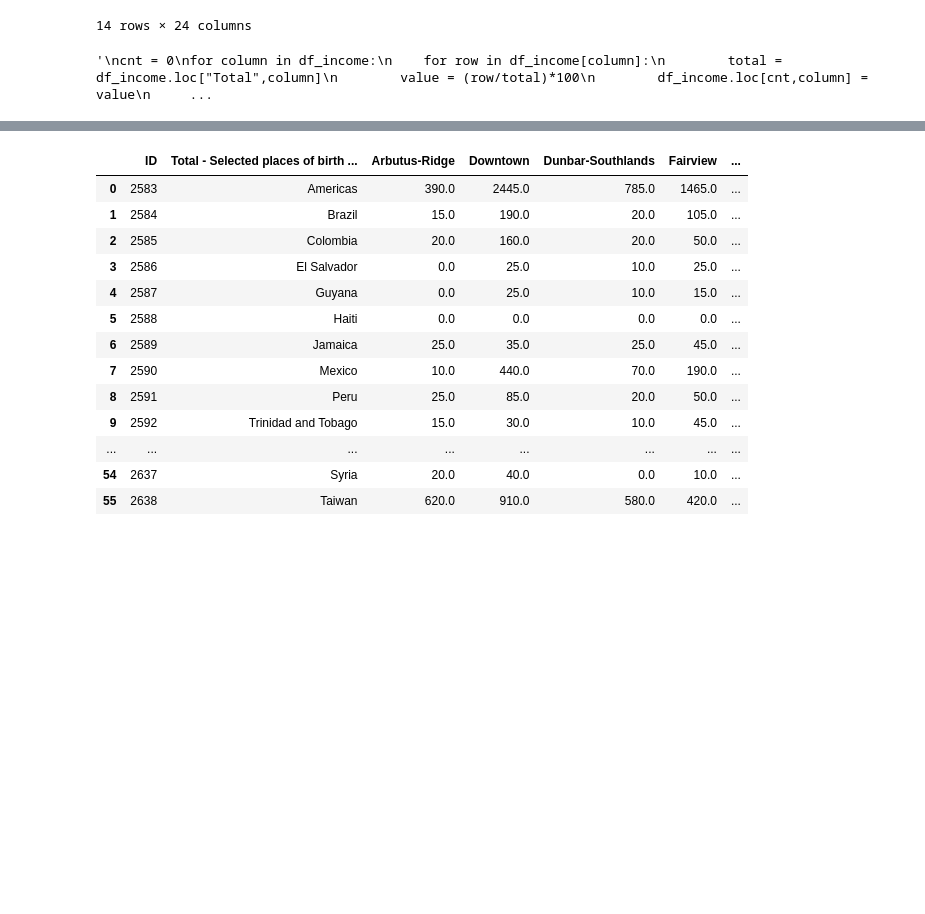
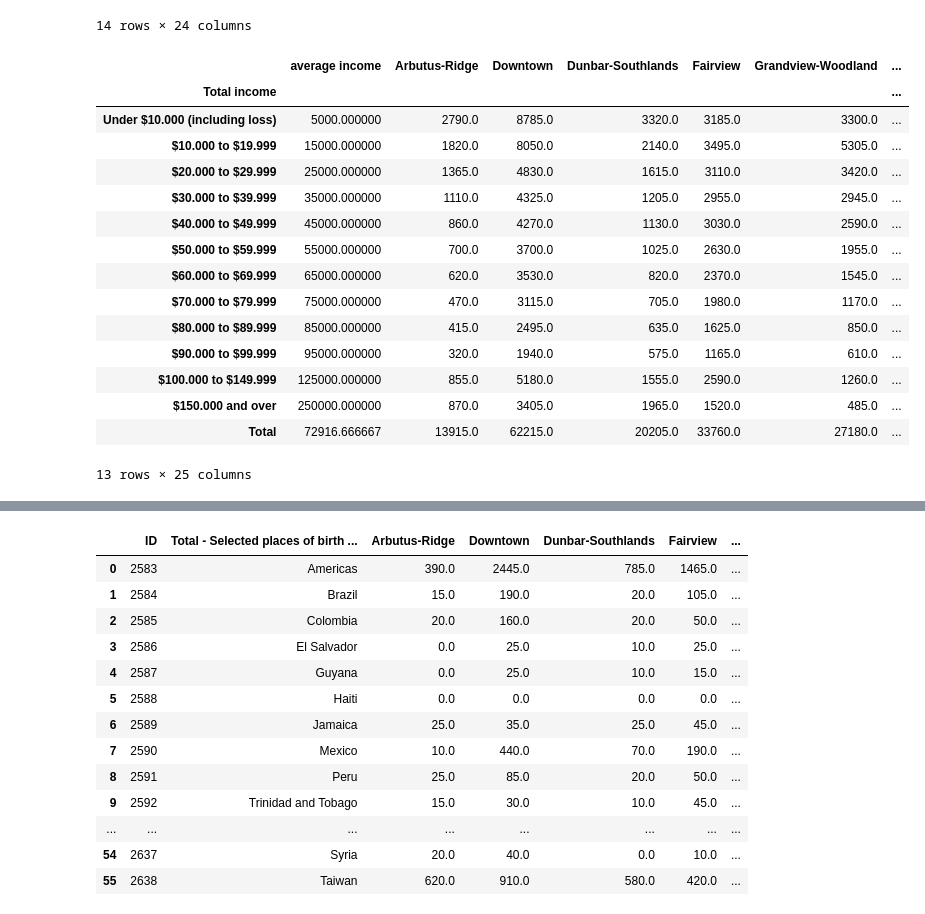
Before and after one commit to leanohl/BA_ClusteringofRestaurants, a Jupyter notebook: clusteringVancouver.ipynb, the cells around one changed output, grey strips where cells are left out. Drawn from its saved outputs; the diff is of its cells as text; code cells hidden in the pictures; blank space fills up the shorter version.

```diff
--- a/clusteringVancouver.ipynb
+++ b/clusteringVancouver.ipynb
@@ -14,7 +18,7 @@ from geopy.extra.rate_limiter import RateLimiter
 
 
 # load total population of each Vancouver neighbourhood
-income_path = pd.read_csv('income_Vancouver1.csv', index_col= 'Total income')
+income_path = pd.read_csv('dataset_Vancouver/income_Vancouver1.csv', index_col= 'Total income')
 df_income = pd.DataFrame(income_path)
 df_income.loc['Total',:]= df_income.sum(axis=0)
 df_income
@@ -36,16 +40,30 @@ df_income
 | $150.000 and over | 870.0 | 3405.0 | 1965.0 | 1520.0 | 485.0 | 440.0 | ... |
 | Total | 13915.0 | 62215.0 | 20205.0 | 33760.0 | 27180.0 | 29920.0 | ... |
 14 rows × 24 columns
-# %%
-'''
-cnt = 0
-for column in df_income:
-    for row in df_income[column]:
-        total = df_income.loc["Total",column]
-        value = (row/total)*100
-        df_income.loc[cnt,column] = value
-        cnt +=1
-df_income
-'''
-# %% [output]
-'\ncnt = 0\nfor column in df_income:\n    for row in df_income[column]:\n        total = df_income.loc["Total",column]\n        value = (row/total)*100\n        df_income.loc[cnt,column] = value\n     ...
+# %%
+df_income = df_income.drop(["$100.000 and over"], axis = 0)
+lst =[]
+for i in range(10):
+    lst.append(10000*i+5000)
+lst.append(125000)
+lst.append(250000)
+lst.append(sum(lst)/len(lst))
+df_income.insert(0,'average income', lst)
+df_income
+# %% [output]
+|  | average income | Arbutus-Ridge | Downtown | Dunbar-Southlands | Fairview | Grandview-Woodland | ... |
+| Total income |  |  |  |  |  |  | ... |
+| Under $10.000 (including loss) | 5000.000000 | 2790.0 | 8785.0 | 3320.0 | 3185.0 | 3300.0 | ... |
+| $10.000 to $19.999 | 15000.000000 | 1820.0 | 8050.0 | 2140.0 | 3495.0 | 5305.0 | ... |
+| $20.000 to $29.999 | 25000.000000 | 1365.0 | 4830.0 | 1615.0 | 3110.0 | 3420.0 | ... |
+| $30.000 to $39.999 | 35000.000000 | 1110.0 | 4325.0 | 1205.0 | 2955.0 | 2945.0 | ... |
+| $40.000 to $49.999 | 45000.000000 | 860.0 | 4270.0 | 1130.0 | 3030.0 | 2590.0 | ... |
+| $50.000 to $59.999 | 55000.000000 | 700.0 | 3700.0 | 1025.0 | 2630.0 | 1955.0 | ... |
+| $60.000 to $69.999 | 65000.000000 | 620.0 | 3530.0 | 820.0 | 2370.0 | 1545.0 | ... |
+| $70.000 to $79.999 | 75000.000000 | 470.0 | 3115.0 | 705.0 | 1980.0 | 1170.0 | ... |
+| $80.000 to $89.999 | 85000.000000 | 415.0 | 2495.0 | 635.0 | 1625.0 | 850.0 | ... |
+| $90.000 to $99.999 | 95000.000000 | 320.0 | 1940.0 | 575.0 | 1165.0 | 610.0 | ... |
+| $100.000 to $149.999 | 125000.000000 | 855.0 | 5180.0 | 1555.0 | 2590.0 | 1260.0 | ... |
+| $150.000 and over | 250000.000000 | 870.0 | 3405.0 | 1965.0 | 1520.0 | 485.0 | ... |
+| Total | 72916.666667 | 13915.0 | 62215.0 | 20205.0 | 33760.0 | 27180.0 | ... |
+13 rows × 25 columns
```
Also changed, not shown: parts of 3 cells of this notebook.
